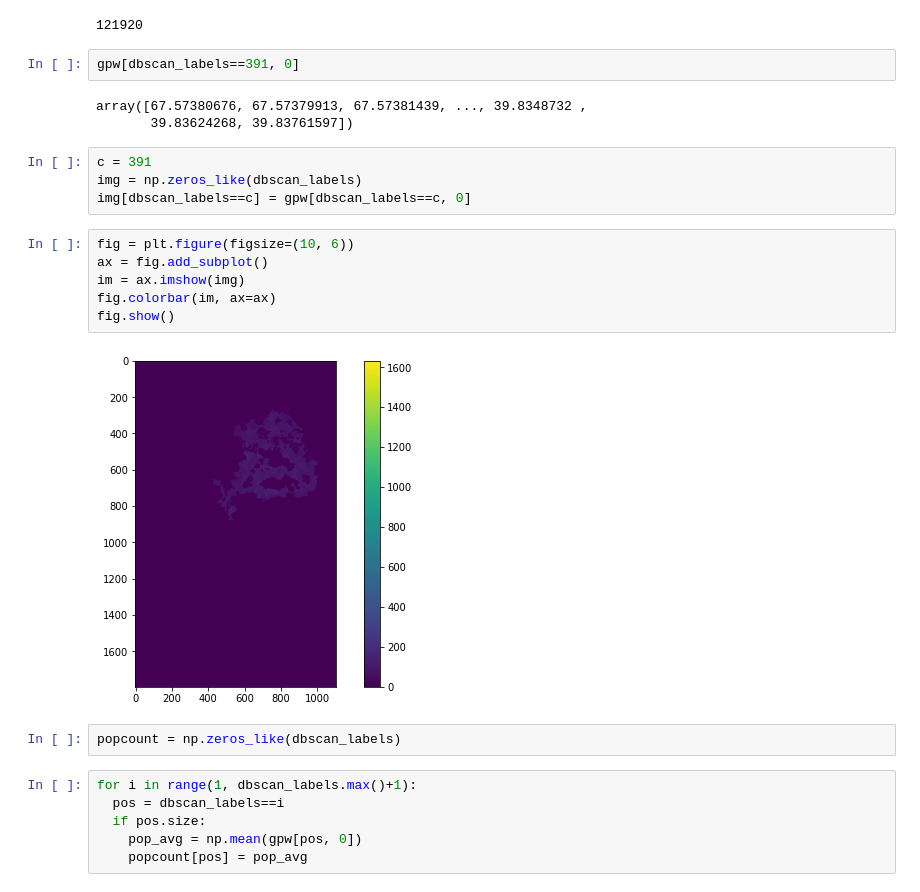
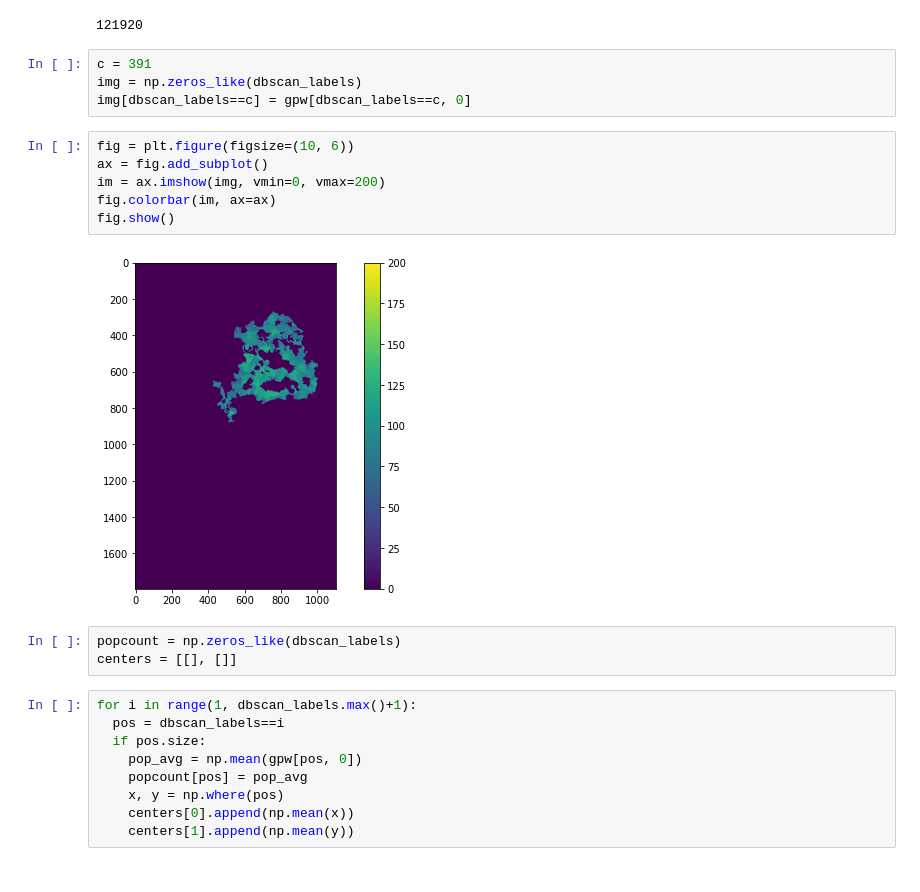
Before and after one commit to olley102/CommunityDetectionURSS, a Jupyter notebook: clustering_image_segmentation.ipynb, the cells around one changed output. Drawn from its saved outputs; the diff is of its cells as text.

```diff
--- a/clustering_image_segmentation.ipynb
+++ b/clustering_image_segmentation.ipynb
@@ -216,11 +209,6 @@ np.argmax([np.sum(dbscan_labels==i) for i in range(1, dbscan_labels.max()+1)])
 np.sum(dbscan_labels==391)
 # %% [output]
 121920
-# %%
-gpw[dbscan_labels==391, 0]
-# %% [output]
-array([67.57380676, 67.57379913, 67.57381439, ..., 39.8348732 ,
-       39.83624268, 39.83761597])
 # %%
 c = 391
 img = np.zeros_like(dbscan_labels)
@@ -228,19 +216,23 @@ img[dbscan_labels==c] = gpw[dbscan_labels==c, 0]
 # %%
 fig = plt.figure(figsize=(10, 6))
 ax = fig.add_subplot()
-im = ax.imshow(img)
+im = ax.imshow(img, vmin=0, vmax=200)
 fig.colorbar(im, ax=ax)
 fig.show()
 # %% [output]
-[figure, old version]
+[figure, new version]
 # %%
 popcount = np.zeros_like(dbscan_labels)
+centers = [[], []]
 # %%
 for i in range(1, dbscan_labels.max()+1):
   pos = dbscan_labels==i
   if pos.size:
     pop_avg = np.mean(gpw[pos, 0])
     popcount[pos] = pop_avg
+    x, y = np.where(pos)
+    centers[0].append(np.mean(x))
+    centers[1].append(np.mean(y))
 # %%
 fig = plt.figure(figsize=(16, 9))
 ax = fig.add_subplot()
```
Also changed, not shown: parts of 3 cells of this notebook.
